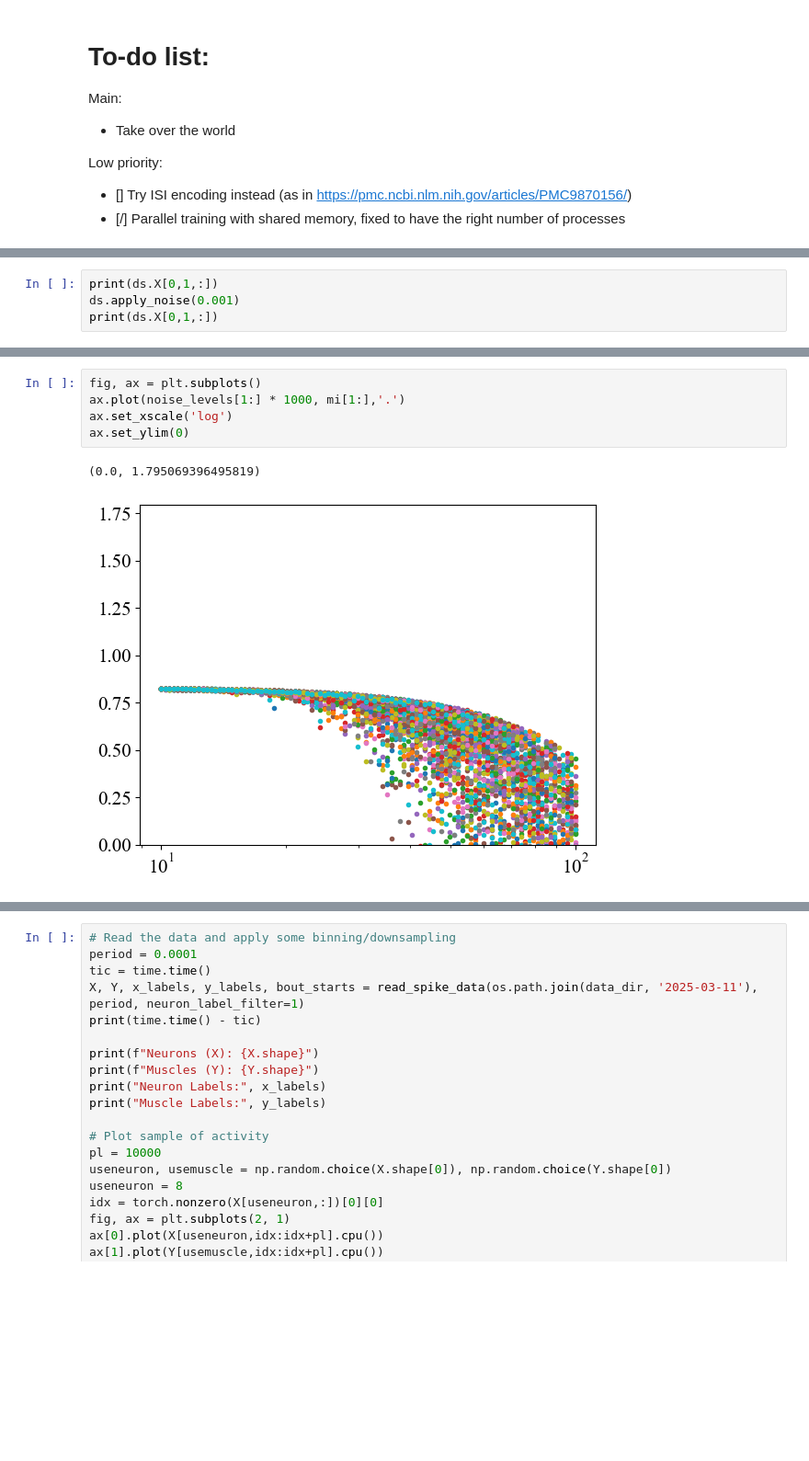
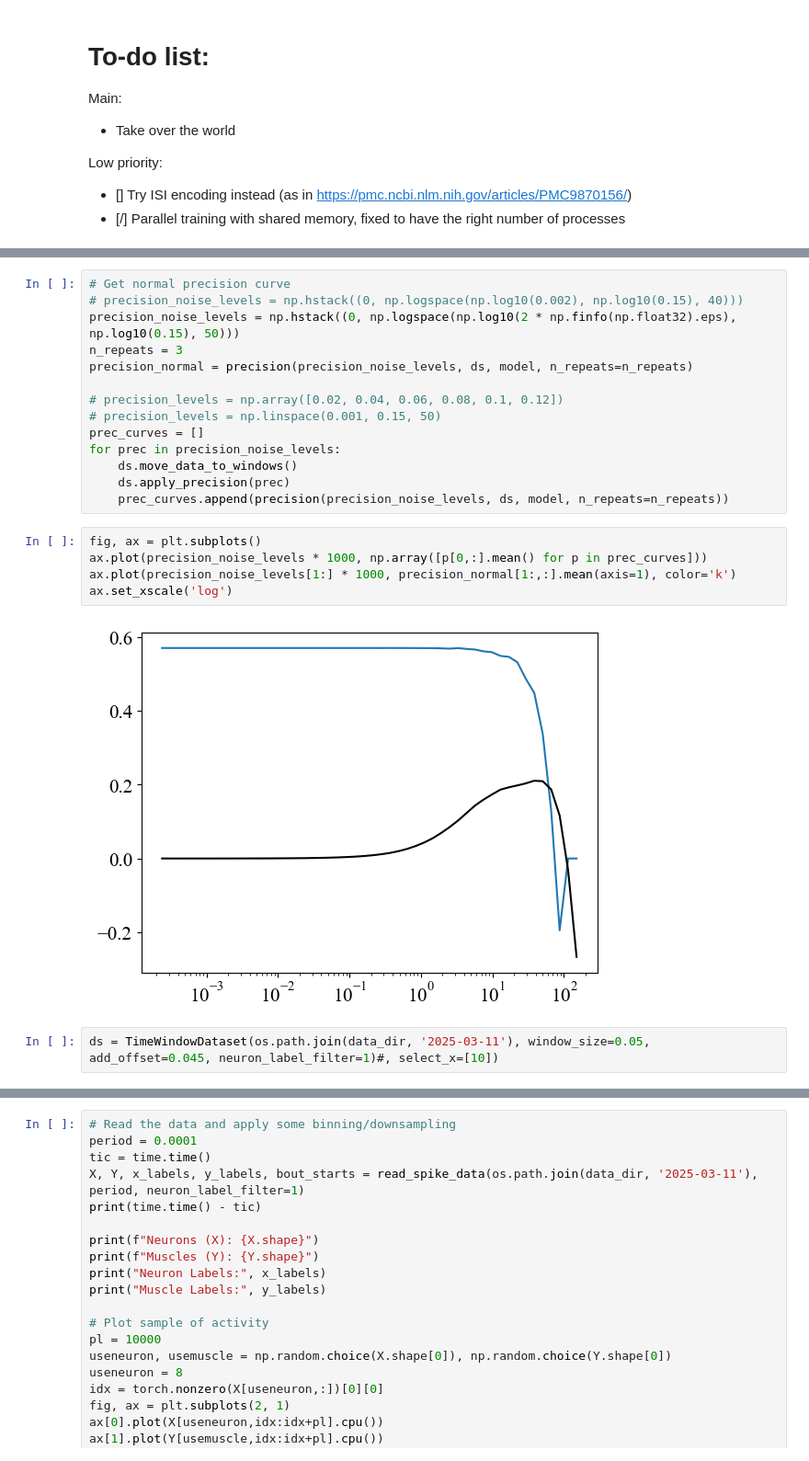
Before and after one commit to LeoJW/VNCMPanalysis, a Jupyter notebook: eslam_MI/Mothy_MI.ipynb, the cells around one changed output, grey strips where cells are left out. Shown at 92% size. Drawn from its saved outputs; the diff is of its cells as text; blank space fills up the shorter version.

```diff
--- a/eslam_MI/Mothy_MI.ipynb
+++ b/eslam_MI/Mothy_MI.ipynb
@@ -132,4 +125,0 @@ mi
-# %%
-print(ds.X[0,1,:])
-ds.apply_noise(0.001)
-print(ds.X[0,1,:])
@@ -176,8 +126,23 @@ ax.set_ylim(0)
-# %%
-fig, ax = plt.subplots()
-ax.plot(noise_levels[1:] * 1000, mi[1:],'.')
-ax.set_xscale('log')
-ax.set_ylim(0)
-# %% [output]
-(0.0, 1.795069396495819)
-[figure, removed]
+# %%
+# Get normal precision curve
+# precision_noise_levels = np.hstack((0, np.logspace(np.log10(0.002), np.log10(0.15), 40)))
+precision_noise_levels = np.hstack((0, np.logspace(np.log10(2 * np.finfo(np.float32).eps), np.log10(0.15), 50)))
+n_repeats = 3
+precision_normal = precision(precision_noise_levels, ds, model, n_repeats=n_repeats)
+
+# precision_levels = np.array([0.02, 0.04, 0.06, 0.08, 0.1, 0.12])
+# precision_levels = np.linspace(0.001, 0.15, 50)
+prec_curves = []
+for prec in precision_noise_levels:
+    ds.move_data_to_windows()
+    ds.apply_precision(prec)
+    prec_curves.append(precision(precision_noise_levels, ds, model, n_repeats=n_repeats))
+# %%
+fig, ax = plt.subplots()
+ax.plot(precision_noise_levels * 1000, np.array([p[0,:].mean() for p in prec_curves]))
+ax.plot(precision_noise_levels[1:] * 1000, precision_normal[1:,:].mean(axis=1), color='k')
+ax.set_xscale('log')
+# %% [output]
+[figure, added]
+# %%
+ds = TimeWindowDataset(os.path.join(data_dir, '2025-03-11'), window_size=0.05, add_offset=0.045, neuron_label_filter=1)#, select_x=[10])
```
Also changed, not shown: parts of 11 cells of this notebook, 1 other file.
